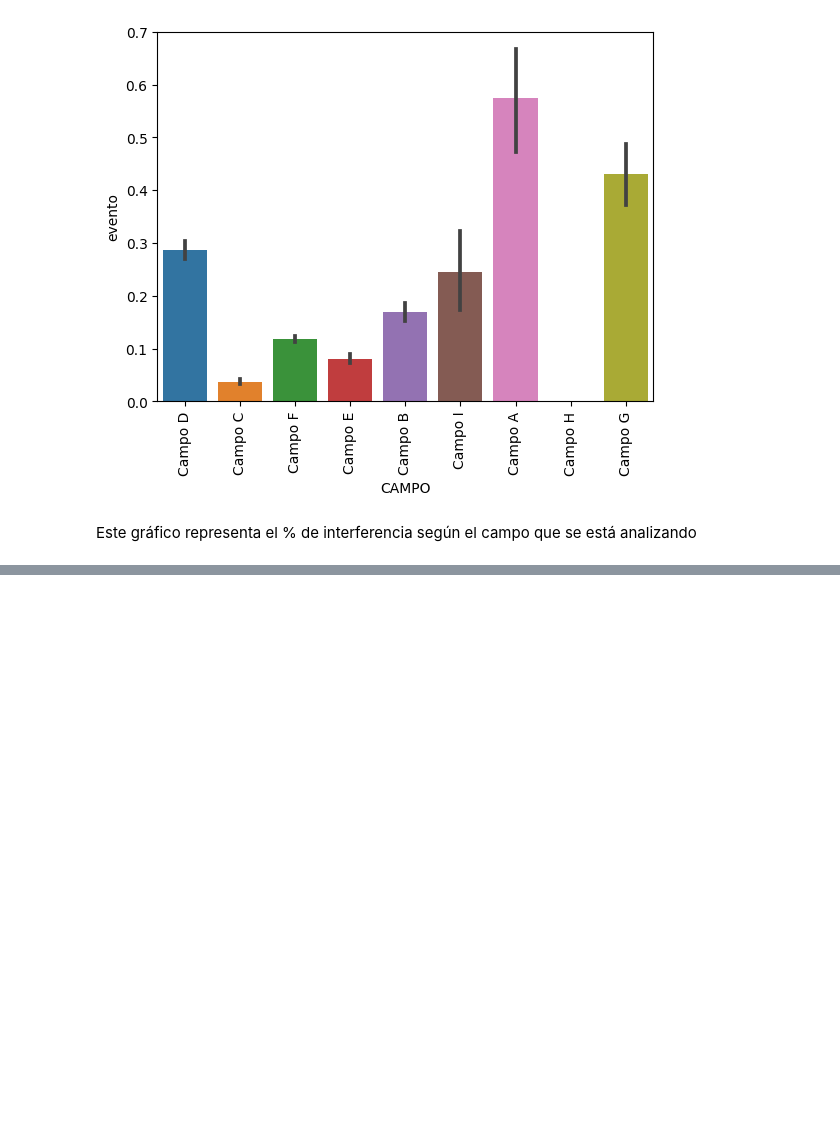
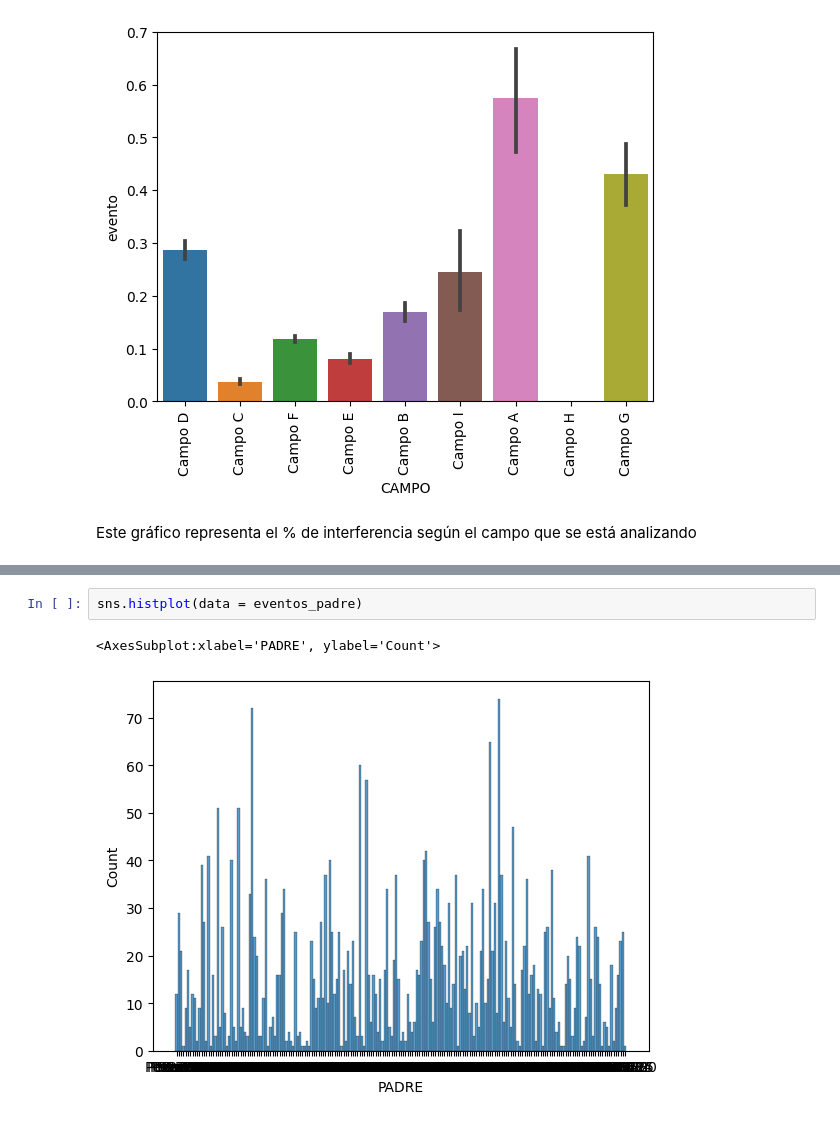
Before and after one commit to vyago/ypf, a Jupyter notebook: src/Análisis descriptivo/AE-Primeras visualizaciones.ipynb, the cells around one changed output, grey strips where cells are left out. Drawn from its saved outputs; the diff is of its cells as text; blank space fills up the shorter version.

```diff
--- a/src/Análisis descriptivo/AE-Primeras visualizaciones.ipynb
+++ b/src/Análisis descriptivo/AE-Primeras visualizaciones.ipynb
@@ -162,0 +172,5 @@ Este gráfico representa el % de interferencia según el campo que se está anal
+# %%
+sns.histplot(data = eventos_padre)
+# %% [output]
+<AxesSubplot:xlabel='PADRE', ylabel='Count'>
+[figure, added]
```
Also changed, not shown: parts of 4 cells of this notebook, 4 other files.
